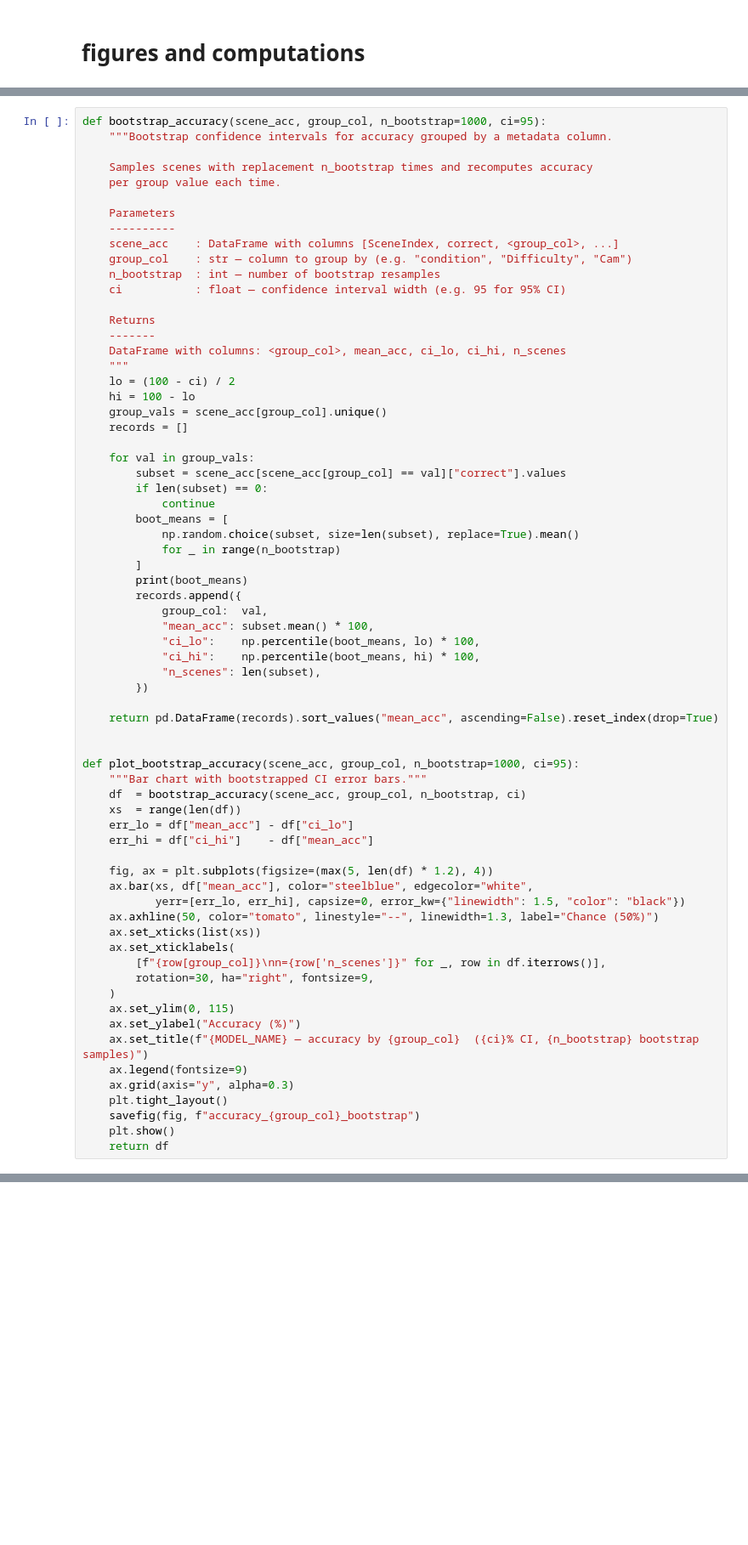
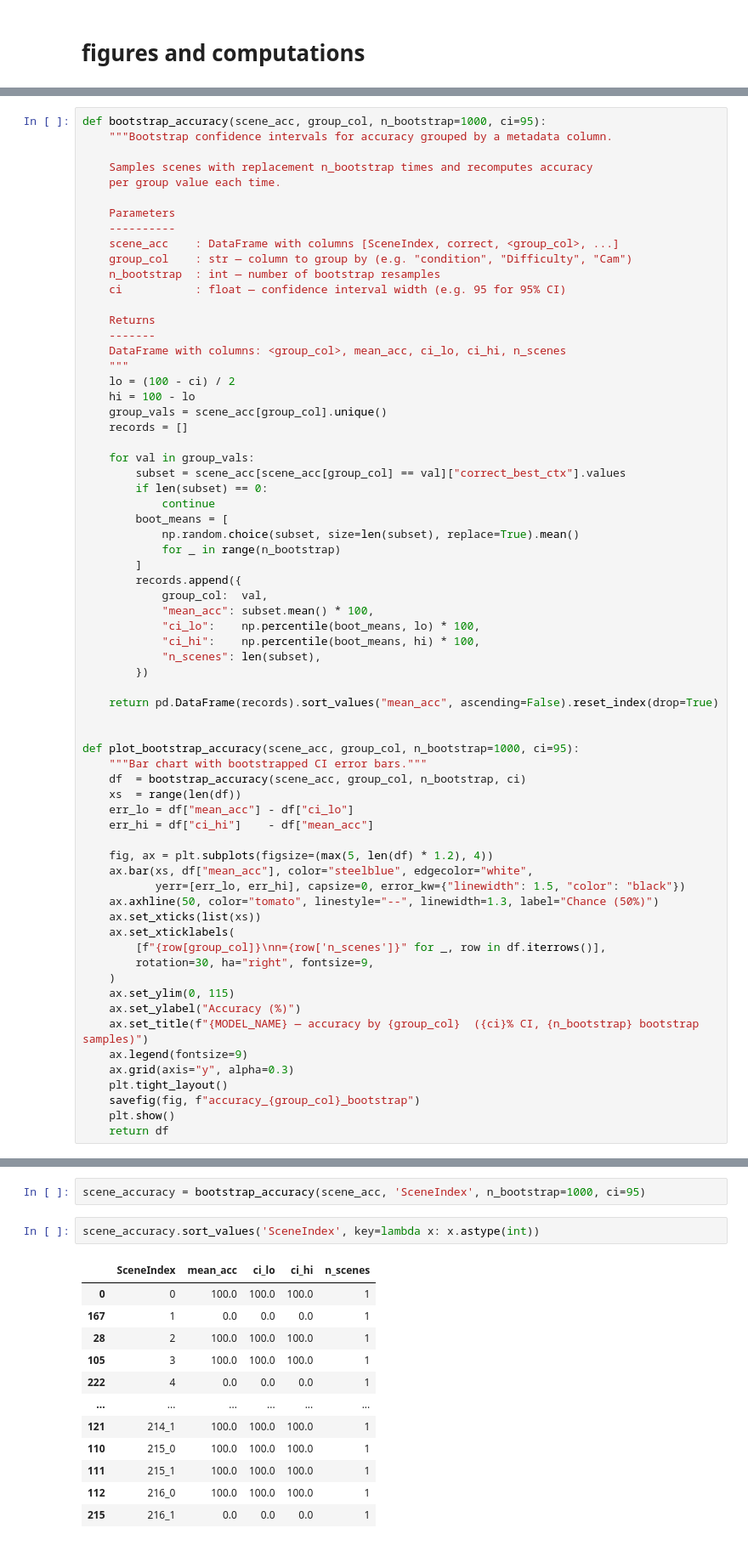
Before and after one commit to kristinezheng/IntPhys2, a Jupyter notebook: ExploreResults.ipynb, the cells around one changed output, grey strips where cells are left out. Shown at 85% size. Drawn from its saved outputs; the diff is of its cells as text; blank space fills up the shorter version.

Commit message:
selecting best context window w/ accuracy

```diff
--- a/ExploreResults.ipynb
+++ b/ExploreResults.ipynb
@@ -261,14 +381,13 @@ def bootstrap_accuracy(scene_acc, group_col, n_bootstrap=1000, ci=95):
     records = []
 
     for val in group_vals:
-        subset = scene_acc[scene_acc[group_col] == val]["correct"].values
+        subset = scene_acc[scene_acc[group_col] == val]["correct_best_ctx"].values
         if len(subset) == 0:
             continue
         boot_means = [
             np.random.choice(subset, size=len(subset), replace=True).mean()
             for _ in range(n_bootstrap)
         ]
-        print(boot_means)
         records.append({
             group_col:  val,
             "mean_acc": subset.mean() * 100,
@@ -418,0 +476,17 @@ Saved: ./figures/vjepa2_surprise_scene10_all_ctx.png
+# %%
+scene_accuracy = bootstrap_accuracy(scene_acc, 'SceneIndex', n_bootstrap=1000, ci=95)
+# %%
+scene_accuracy.sort_values('SceneIndex', key=lambda x: x.astype(int))
+# %% [output]
+|  | SceneIndex | mean_acc | ci_lo | ci_hi | n_scenes |
+| 0 | 0 | 100.0 | 100.0 | 100.0 | 1 |
+| 167 | 1 | 0.0 | 0.0 | 0.0 | 1 |
+| 28 | 2 | 100.0 | 100.0 | 100.0 | 1 |
+| 105 | 3 | 100.0 | 100.0 | 100.0 | 1 |
+| 222 | 4 | 0.0 | 0.0 | 0.0 | 1 |
+| ... | ... | ... | ... | ... | ... |
+| 121 | 214_1 | 100.0 | 100.0 | 100.0 | 1 |
+| 110 | 215_0 | 100.0 | 100.0 | 100.0 | 1 |
+| 111 | 215_1 | 100.0 | 100.0 | 100.0 | 1 |
+| 112 | 216_0 | 100.0 | 100.0 | 100.0 | 1 |
+| 215 | 216_1 | 0.0 | 0.0 | 0.0 | 1 |
```
Also changed, not shown: parts of 24 cells of this notebook.
